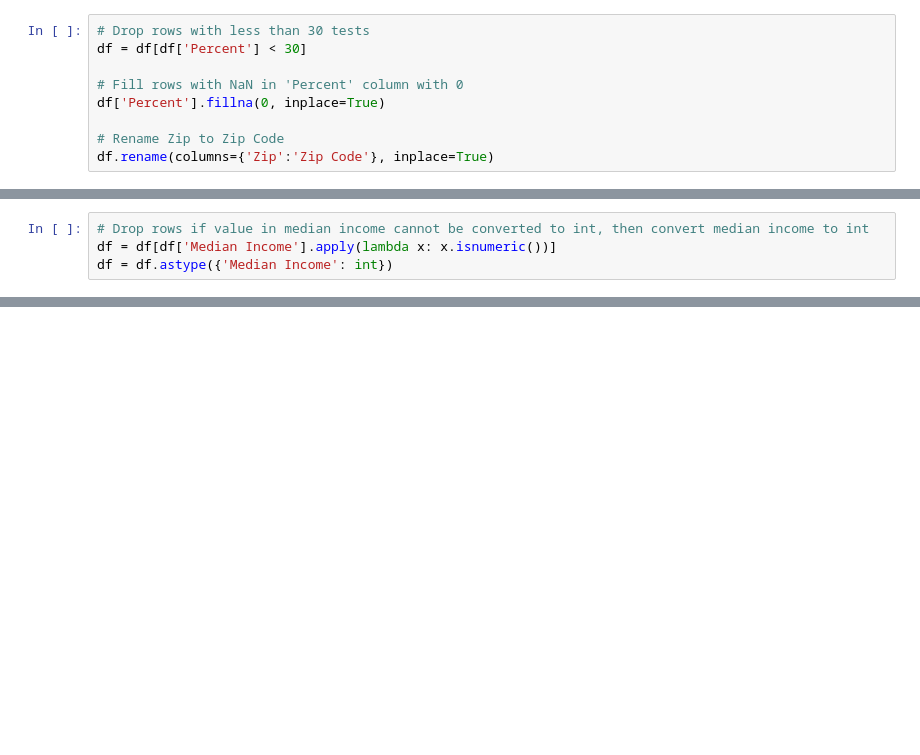
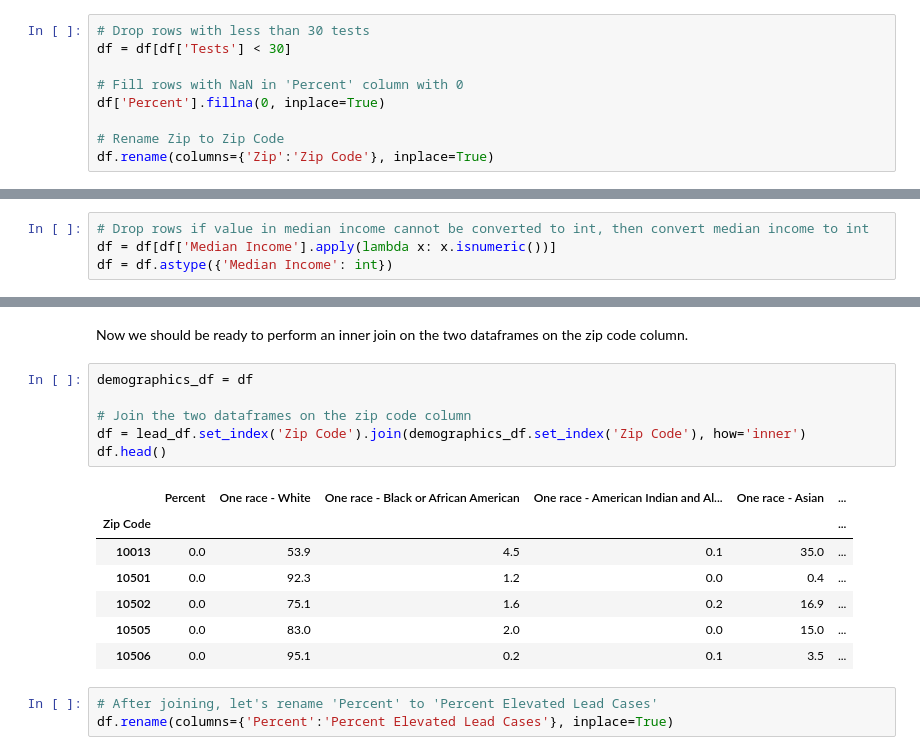
Before and after one commit to ahalyasanjiv/ChildhoodLeadExposure, a Jupyter notebook: Investigating_Correlation_Between_Lead_Exposure_and_Demographics.ipynb, the cells around one changed output, grey strips where cells are left out. Saved outputs shown, nothing was run; the diff lists cells and outputs as text; blank space fills up the shorter version.

```diff
--- a/Investigating_Correlation_Between_Lead_Exposure_and_Demographics.ipynb
+++ b/Investigating_Correlation_Between_Lead_Exposure_and_Demographics.ipynb
@@ -82,7 +84,7 @@ Since the 'Percent' column will be useful in creating a scatter plot later, we d
 The reason we are dealing with null values this way is because a low number of test results does not necessarily mean a low number of cases of elevated levels of lead found in blood. Setting the percent to 0 for zip codes where not many tests were conducted may be misleading because it is highly possible that areas with high lead exposure may not be tested as often. However, setting the percent to 0 for zip codes where there are less than 6 incidence cases and the total number of tests is greater than or equal to 30 is more reasonable.
 # %%
 # Drop rows with less than 30 tests
-df = df[df['Percent'] < 30]
+df = df[df['Tests'] < 30]
 
 # Fill rows with NaN in 'Percent' column with 0
 df['Percent'].fillna(0, inplace=True)
@@ -203,0 +224,19 @@ df = df.astype({'Median Income': int})
+# %% [markdown]
+Now we should be ready to perform an inner join on the two dataframes on the zip code column.
+# %%
+demographics_df = df
+
+# Join the two dataframes on the zip code column
+df = lead_df.set_index('Zip Code').join(demographics_df.set_index('Zip Code'), how='inner')
+df.head()
+# %% [output]
+|  | Percent | One race - White | One race - Black or African American | One race - American Indian and Al... | One race - Asian | ... |
+| Zip Code |  |  |  |  |  | ... |
+| 10013 | 0.0 | 53.9 | 4.5 | 0.1 | 35.0 | ... |
+| 10501 | 0.0 | 92.3 | 1.2 | 0.0 | 0.4 | ... |
+| 10502 | 0.0 | 75.1 | 1.6 | 0.2 | 16.9 | ... |
+| 10505 | 0.0 | 83.0 | 2.0 | 0.0 | 15.0 | ... |
+| 10506 | 0.0 | 95.1 | 0.2 | 0.1 | 3.5 | ... |
+# %%
+# After joining, let's rename 'Percent' to 'Percent Elevated Lead Cases'
+df.rename(columns={'Percent':'Percent Elevated Lead Cases'}, inplace=True)
```
Also changed, not shown: parts of 10 cells of this notebook.
